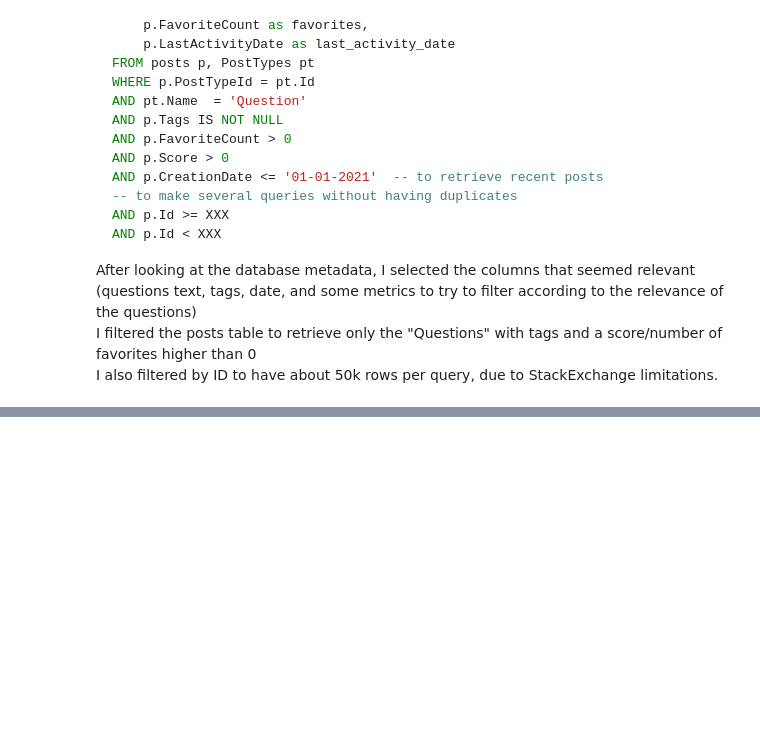
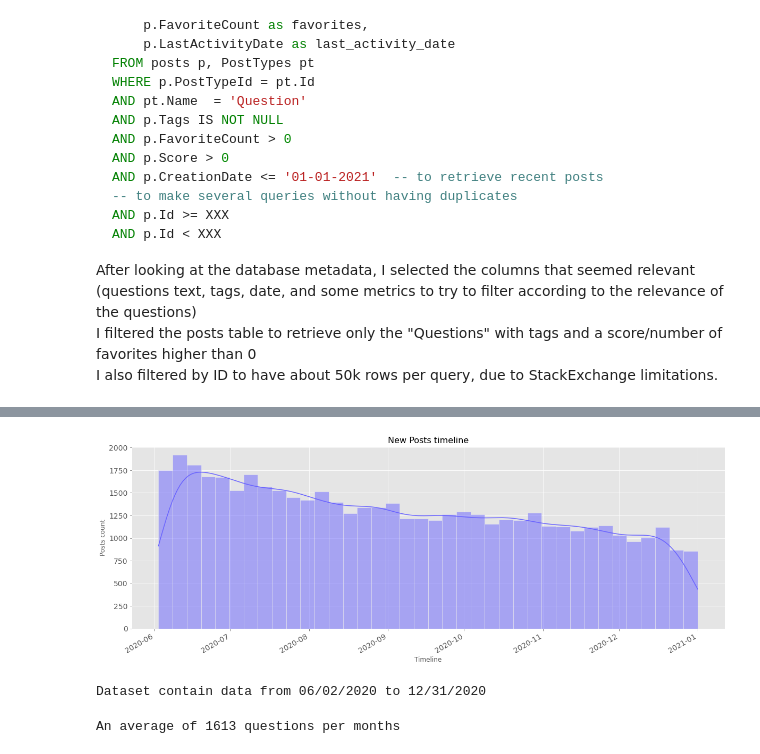
Before and after one commit to FlorianFormentini/OC_IML_P5_TagSuggestionSystem, a Jupyter notebook: P5_01_EDA.ipynb, the cells around one changed output, grey strips where cells are left out. Drawn from its saved outputs; the diff is of its cells as text; code cells hidden in the pictures; blank space fills up the shorter version.

```diff
--- a/P5_01_EDA.ipynb
+++ b/P5_01_EDA.ipynb
@@ -36,0 +136,6 @@ I also filtered by ID to have about 50k rows per query, due to StackExchange lim
+# %%
+# Types correction
+for col in df.columns:
+    # dates as DateTime
+    if any([sub in col for sub in ['date']]):
+        df[col] = df[col].astype('datetime64')
@@ -36,0 +162,12 @@ I also filtered by ID to have about 50k rows per query, due to StackExchange lim
+# %%
+# replace HTML tags by ' '
+df['doc'] = [re.sub("<.*?>", ' ', x) for x in df.doc]
+# add title to the doc body
+df['doc'] = df.title + " " + df.doc
+# get the list of values (tags) between < and >
+df['tags'] = [re.findall("<(.*?)>", x) for x in df.tags]
+# %%
+# counting tags
+df['tags_cnt'] = [len(x) for x in df.tags]
+# counting words
+df['words_cnt'] = [len(x.split()) for x in df['doc']]
@@ -36,0 +204,19 @@ I also filtered by ID to have about 50k rows per query, due to StackExchange lim
+# %%
+f, ax = plt.subplots(figsize=(20, 7))
+sns.histplot(data=df['creation_date'], kde=True, ax=ax, color='#6963ff')
+ax.xaxis.set_major_locator(mdates.MonthLocator(interval=1))
+plt.gcf().autofmt_xdate()
+plt.title('New Posts timeline', fontsize=16)
+plt.xlabel('Timeline', fontsize=12)
+plt.ylabel('Posts count', fontsize=12)
+plt.show()
+# %% [output]
+[figure, added]
+# %%
+print(f'Dataset contain data from {df.creation_date.min().strftime("%m/%d/%Y")} to {df.creation_date.max().strftime("%m/%d/%Y")}')  # noqa (too long)
+# %% [output]
+Dataset contain data from 06/02/2020 to 12/31/2020
+# %%
+print(f"An average of {df['creation_date'].dt.strftime('%d/%y').value_counts().mean():.0f} questions per months")
+# %% [output]
+An average of 1613 questions per months
```
Also changed, not shown: parts of 61 cells of this notebook.
